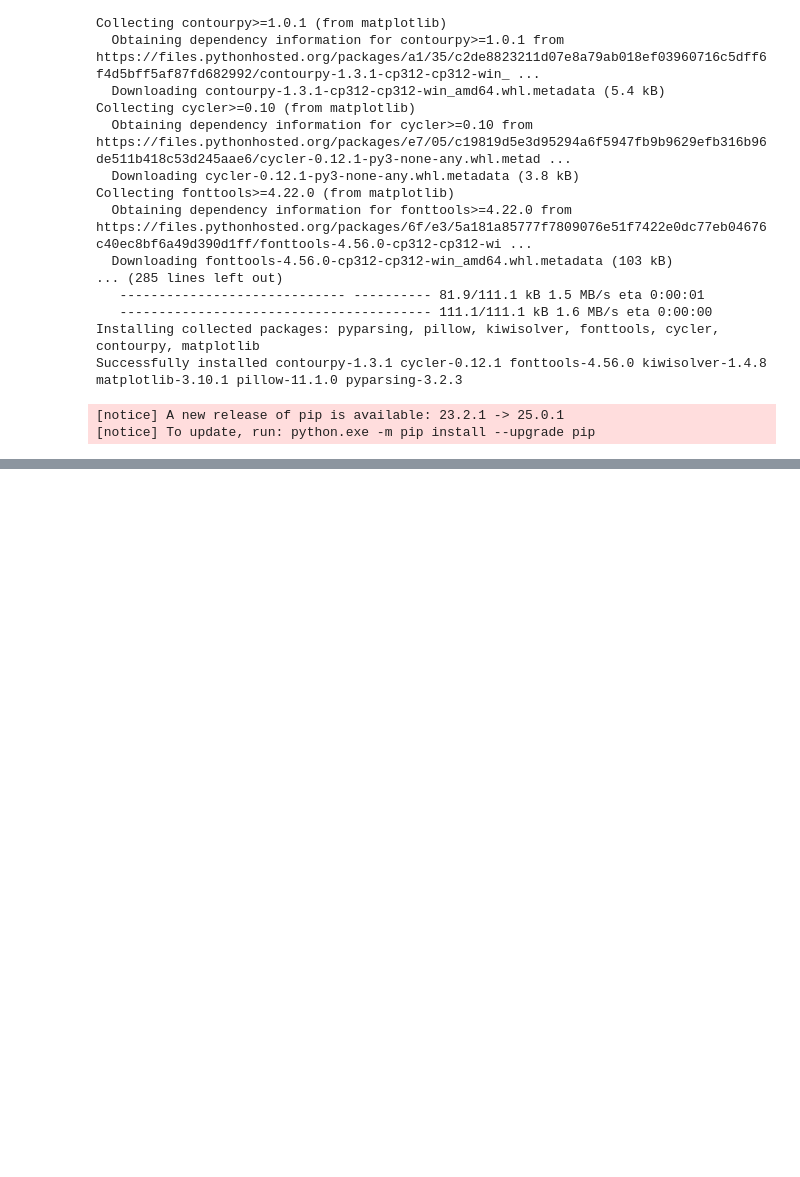
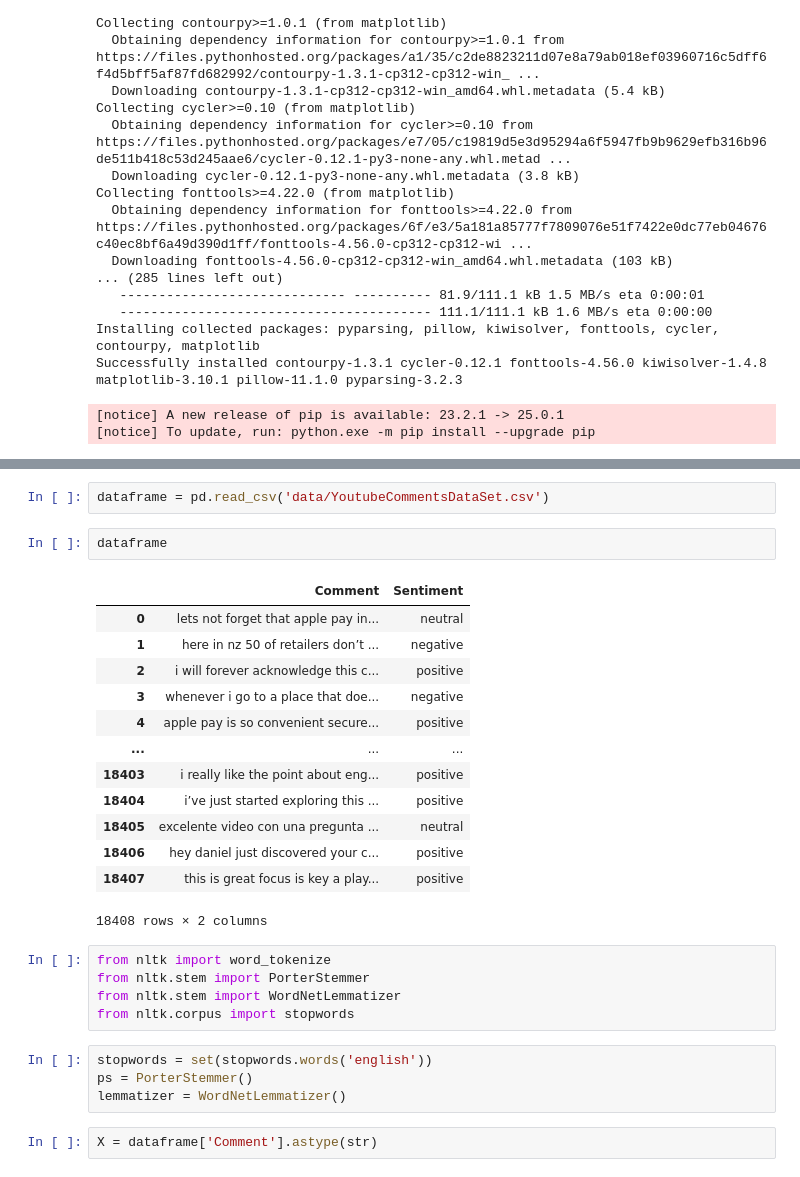
Before and after one commit to PR7175Z/NLP_Practice, a Jupyter notebook: youtubecommentclassification/model.ipynb, the cells around one changed output, grey strips where cells are left out. Drawn from its saved outputs; the diff is of its cells as text; blank space fills up the shorter version.

```diff
--- a/youtubecommentclassification/model.ipynb
+++ b/youtubecommentclassification/model.ipynb
@@ -62,0 +111,29 @@ Successfully installed contourpy-1.3.1 cycler-0.12.1 fonttools-4.56.0 kiwisolver
+# %%
+dataframe = pd.read_csv('data/YoutubeCommentsDataSet.csv')
+# %%
+dataframe
+# %% [output]
+|  | Comment | Sentiment |
+| 0 | lets not forget that apple pay in... | neutral |
+| 1 | here in nz 50 of retailers don’t ... | negative |
+| 2 | i will forever acknowledge this c... | positive |
+| 3 | whenever i go to a place that doe... | negative |
+| 4 | apple pay is so convenient secure... | positive |
+| ... | ... | ... |
+| 18403 | i really like the point about eng... | positive |
+| 18404 | i’ve just started exploring this ... | positive |
+| 18405 | excelente video con una pregunta ... | neutral |
+| 18406 | hey daniel just discovered your c... | positive |
+| 18407 | this is great focus is key a play... | positive |
+18408 rows × 2 columns
+# %%
+from nltk import word_tokenize
+from nltk.stem import PorterStemmer
+from nltk.stem import WordNetLemmatizer
+from nltk.corpus import stopwords
+# %%
+stopwords = set(stopwords.words('english'))
+ps = PorterStemmer()
+lemmatizer = WordNetLemmatizer()
+# %%
+X = dataframe['Comment'].astype(str)
```
Also changed, not shown: parts of 20 cells of this notebook.
